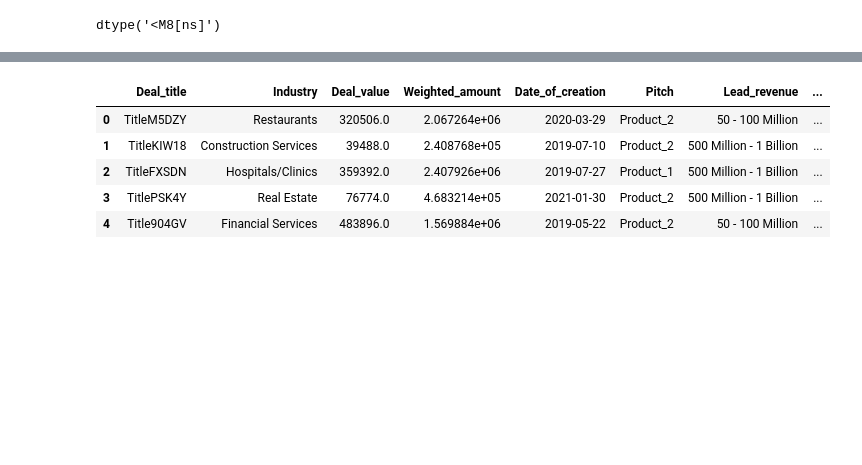
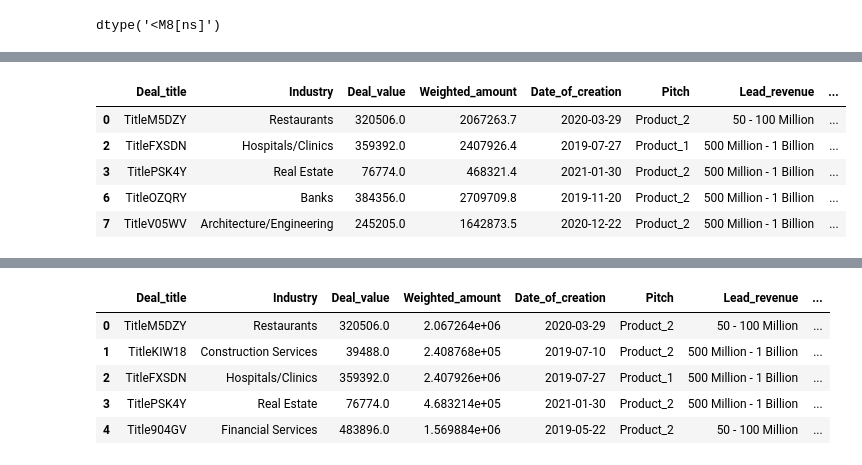
Before and after one commit to smartinternz02/SBSPS-Challenge-9921-wastewhiz-Data-Science-enabled-Marketing-Efficiency-Enhancement, a Jupyter notebook: A/IBM_Data_Cleaning.ipynb, the cells around one changed output, grey strips where cells are left out. Drawn from its saved outputs; the diff is of its cells as text; code cells hidden in the pictures; blank space fills up the shorter version.

```diff
--- a/A/IBM_Data_Cleaning.ipynb
+++ b/A/IBM_Data_Cleaning.ipynb
@@ -163,8 +164,6 @@ df1[df1["Geography"].isnull()].head()
 | 13 | TitleNQKU6 | Banks | 487351.0 | 1.569884e+06 | 2020-04-25 | Product_1 | 500 Million - 1 Billion | ... |
 | 16 | TitleBZ8I3 | Other Investment Firms | 390309.0 | 2.458947e+06 | 2019-10-13 | Product_2 | 50 - 100 Million | ... |
 | 27 | TitleWKMYP | Trucking | 380817.0 | 2.513392e+06 | 2019-05-31 | Product_2 | 50 - 100 Million | ... |
-# %%
-df1["Geography"] = df1["Geography"].fillna((df1["Geography"].mode()[0]))
 # %%
 df1.isnull().sum()
 # %% [output]
@@ -189,4 +188,4 @@ Internal_rating            0
 Success_probability        0
 dtype: int64
 # %%
-df1[df1["Location"].isnull()]
+df1.Location = df1.Location.fillna('Other')
@@ -205,0 +215,30 @@ df1[df1["Location"].isnull()]
+# %%
+# df1["Geography"] = df1["Geography"].fillna((df1["Geography"].mode()[0]))
+def state_USA(s):
+    return s[-2:]
+def state_USA2(s):
+    return s[-2:]
+USA_states_taken_from_WWW = ["AL", "AK", "AZ", "AR", "CA", "CO", "CT", "OR", "DE", "FL",
+                             "GA", "HI" , "ID", "IL", "IN", "IA", "KS", "KY", "LA", "ME",
+                             "MD", "MA", "MI", "MN", "MS", "MO", "MT", "NE", "NV", "NH",
+                             "NJ", "NM", "NY", "NC", "ND", "OH", "OK", 'PA', 'RI', 'SC',
+                             'SD', 'TN', 'TX', 'UT', 'VT', 'VA', 'WA', 'WV', 'WI',"WY"]
+def state(state):
+  if state in USA_states_taken_from_WWW:
+    return "USA"
+  else:
+    return "India"
+def state2(state):
+  if state is np.nan:
+    return "USA"
+  else:
+    return state
+# %%
+df1["Location"] = df1["Location"].apply(state_USA)
+df1.isnull().sum()
+# df1.head()
+df1["Geography"] = df1["Location"].apply(state)
+# if df1['Location'] in USA_states_taken_from_WWW:
+#   df1.Geography = df1.Geography.fillna('USA')
+# else:
+#   df1.Geography = df1.Geography.fillna('India')
@@ -206,3 +272,11 @@ df1[df1["Location"].isnull()]
 # %%
 #we see all missing region in usa area,so replacing it with mode of usa area
 df2=df1[df1["Geography"]=="USA"]
+df2.head()
+# %% [output]
+|  | Deal_title | Industry | Deal_value | Weighted_amount | Date_of_creation | Pitch | Lead_revenue | ... |
+| 0 | TitleM5DZY | Restaurants | 320506.0 | 2067263.7 | 2020-03-29 | Product_2 | 50 - 100 Million | ... |
+| 2 | TitleFXSDN | Hospitals/Clinics | 359392.0 | 2407926.4 | 2019-07-27 | Product_1 | 500 Million - 1 Billion | ... |
+| 3 | TitlePSK4Y | Real Estate | 76774.0 | 468321.4 | 2021-01-30 | Product_2 | 500 Million - 1 Billion | ... |
+| 6 | TitleOZQRY | Banks | 384356.0 | 2709709.8 | 2019-11-20 | Product_2 | 500 Million - 1 Billion | ... |
+| 7 | TitleV05WV | Architecture/Engineering | 245205.0 | 1642873.5 | 2020-12-22 | Product_2 | 500 Million - 1 Billion | ... |
```
Also changed, not shown: parts of 11 cells of this notebook.
